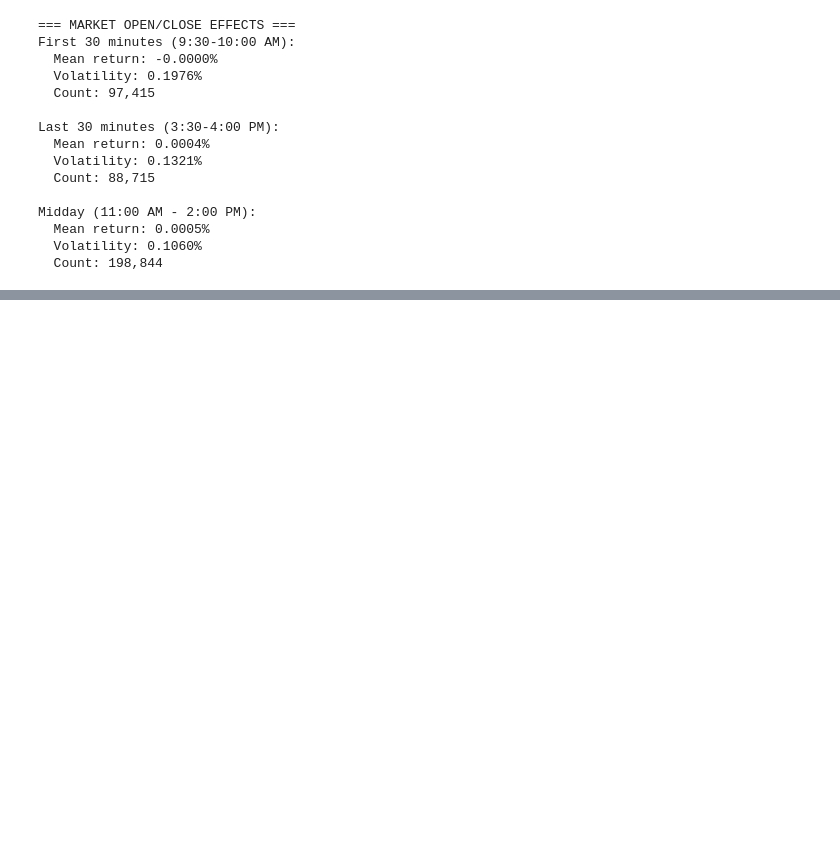
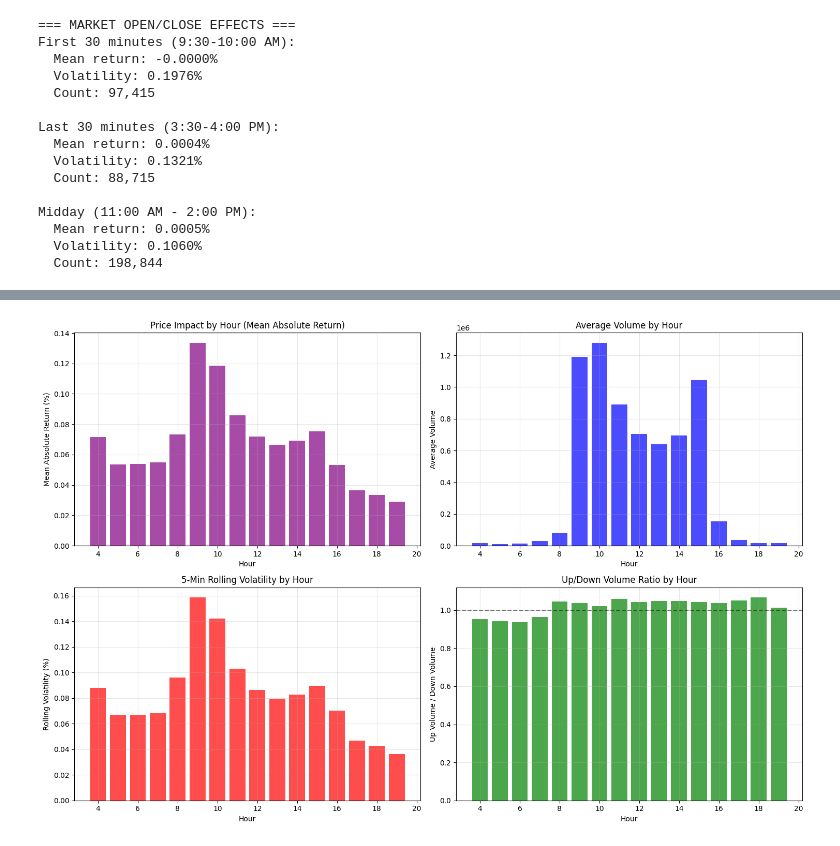
Before and after one commit to noelotpyrc/trading_eda, a Jupyter notebook: 05_intraday_patterns.ipynb, the cells around one changed output, grey strips where cells are left out. Cells and saved outputs as stored; diff of their text form; code cells hidden in the pictures; blank space fills up the shorter version.

```diff
--- a/05_intraday_patterns.ipynb
+++ b/05_intraday_patterns.ipynb
@@ -184,0 +270,38 @@ Trading session breakdown:
+# %%
+# Plot microstructure metrics
+if 'volume' in all_data_sorted.columns:
+    fig, axes = plt.subplots(2, 2, figsize=(15, 10))
+
+    # 1. Price Impact by Hour
+    axes[0, 0].bar(hourly_microstructure.index, hourly_microstructure['abs_return_pct'], alpha=0.7, color='purple')
+    axes[0, 0].set_title('Price Impact by Hour (Mean Absolute Return)')
+    axes[0, 0].set_xlabel('Hour')
+    axes[0, 0].set_ylabel('Mean Absolute Return (%)')
+    axes[0, 0].grid(True, alpha=0.3)
+
+    # 2. Volume by Hour
+    axes[0, 1].bar(hourly_microstructure.index, hourly_microstructure['volume'], alpha=0.7, color='blue')
+    axes[0, 1].set_title('Average Volume by Hour')
+    axes[0, 1].set_xlabel('Hour')
+    axes[0, 1].set_ylabel('Average Volume')
+    axes[0, 1].grid(True, alpha=0.3)
+
+    # 3. Rolling Volatility by Hour
+    axes[1, 0].bar(hourly_microstructure.index, hourly_microstructure['rolling_vol_5min_pct'], alpha=0.7, color='red')
+    axes[1, 0].set_title('5-Min Rolling Volatility by Hour')
+    axes[1, 0].set_xlabel('Hour')
+    axes[1, 0].set_ylabel('Rolling Volatility (%)')
+    axes[1, 0].grid(True, alpha=0.3)
+
+    # 4. Up/Down Volume Ratio
+    axes[1, 1].bar(hourly_microstructure.index, hourly_microstructure['up_down_ratio'], alpha=0.7, color='green')
+    axes[1, 1].axhline(y=1.0, color='black', linestyle='--', alpha=0.5)
+    axes[1, 1].set_title('Up/Down Volume Ratio by Hour')
+    axes[1, 1].set_xlabel('Hour')
+    axes[1, 1].set_ylabel('Up Volume / Down Volume')
+    axes[1, 1].grid(True, alpha=0.3)
+
+    plt.tight_layout()
+    plt.show()
+# %% [output]
+[figure, added]
```
Also changed, not shown: parts of 12 cells of this notebook.
